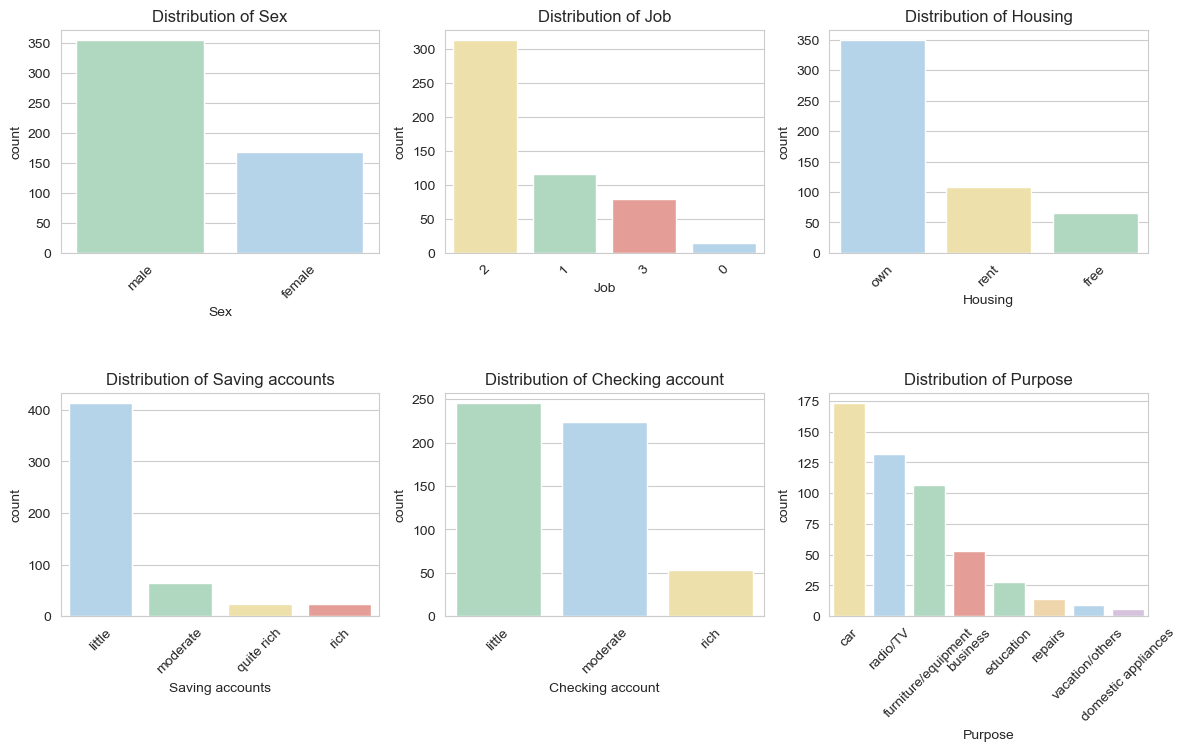
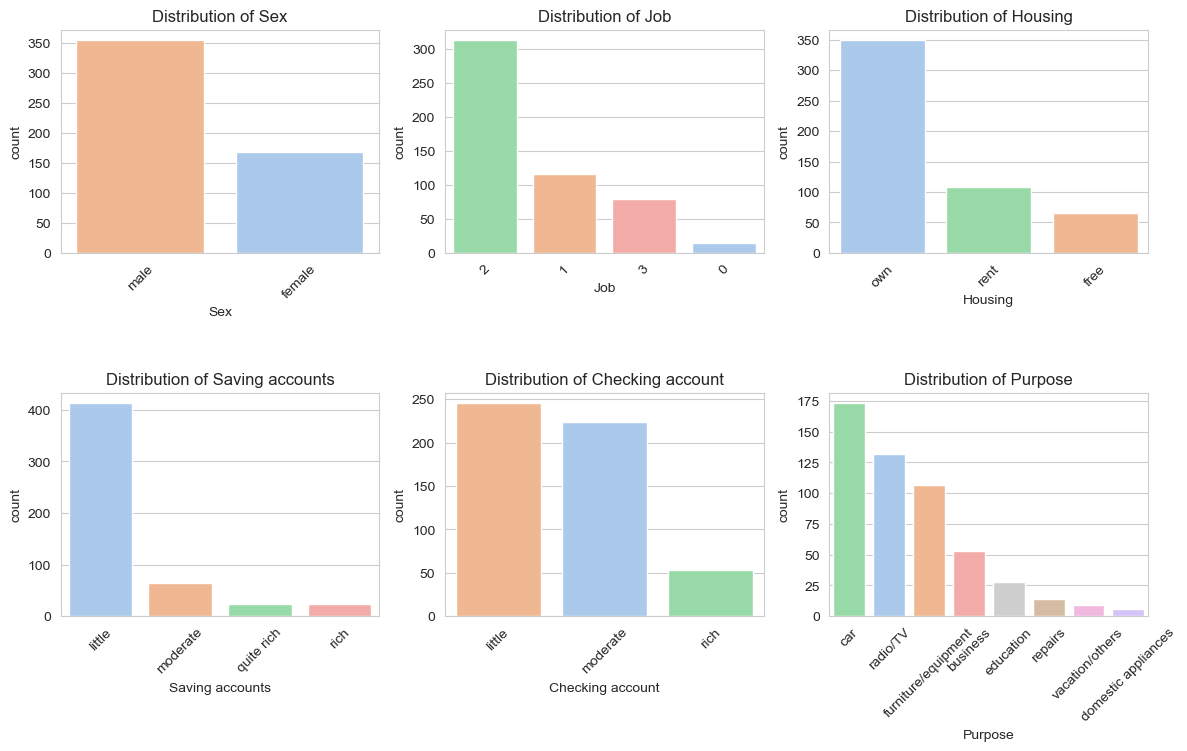
The notebook cell's code change between the first figure and the second:
--- before
+++ after
@@ -4,5 +4,6 @@
     plt.subplot(3, 3, i + 1)
     sns.countplot(data=df, x=col, hue=col, legend=False,
-                  palette=PASTEL[:n], order=df[col].value_counts().index)
+                  palette=sns.color_palette("pastel", n_colors=n),
+                  order=df[col].value_counts().index)
     plt.title(f"Distribution of {col}")
     plt.xticks(rotation=45)

Commit: Fix palette warnings and remove deprecated XGBoost parameter